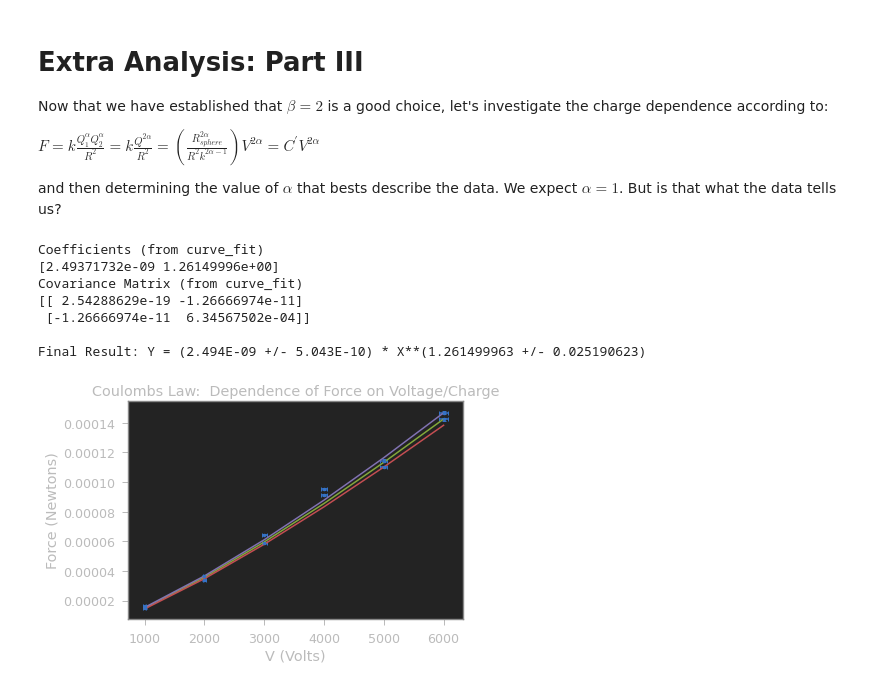
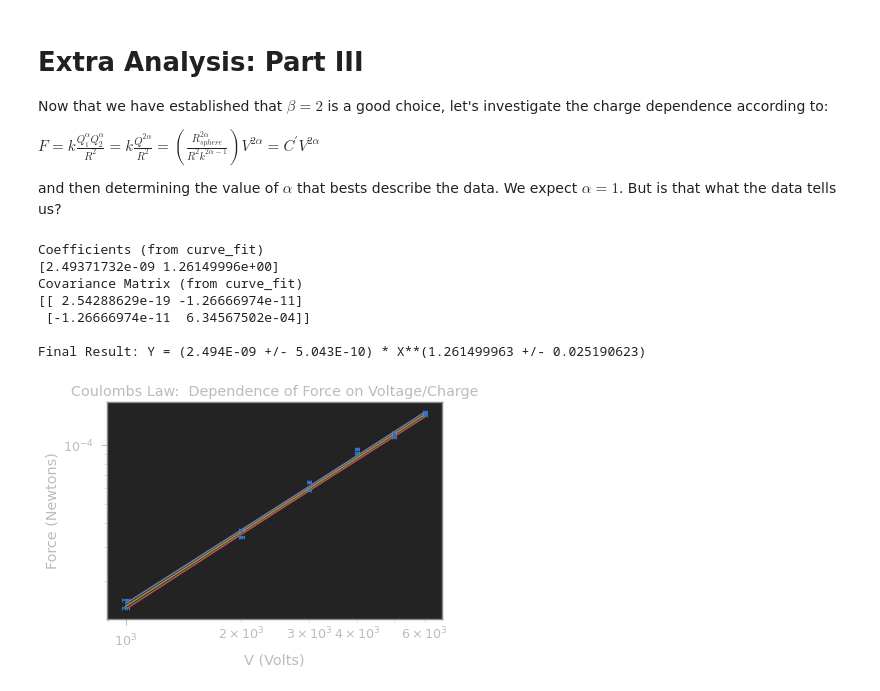
Before and after one commit to brash99/Phys202L, a Jupyter notebook: JupyterNotebooks/Coulombs_Law_Analysis.ipynb, the cells around one changed output. Saved outputs shown, nothing was run; the diff lists cells and outputs as text; code cells hidden in the pictures.

```diff
--- a/JupyterNotebooks/Coulombs_Law_Analysis.ipynb
+++ b/JupyterNotebooks/Coulombs_Law_Analysis.ipynb
@@ -759,31 +772,33 @@ lower = np.percentile(ysample,16.0,axis=0)
 upper = np.percentile(ysample,84.0,axis=0)
 middle = (lower+upper)/2.0
 
 print("Coefficients (from curve_fit)")
 print (popt)
 print("Covariance Matrix (from curve_fit)")
 print (pcov)
 
 print()
 print ("Final Result: Y = (%0.3E +/- %0.3E) * X**(%0.9f +/- %0.9f)" % (popt[0],perr[0],popt[1],perr[1]))
 
 plt.errorbar(xi, yi, xerr=sigmaxi, yerr=sigmayi, fmt='.', capsize=2, capthick=1)
 
 plt.plot(xi,middle)
 plt.plot(xi,lower)
 plt.plot(xi,upper)
 
 #########################
 plt.xlabel('V (Volts)')
 plt.ylabel('Force (Newtons)')
+plt.yscale("log")
+plt.xscale("log")
 plt.title('Coulombs Law:  Dependence of Force on Voltage/Charge')
 plt.show()
 # %% [output]
 Coefficients (from curve_fit)
 [2.49371732e-09 1.26149996e+00]
 Covariance Matrix (from curve_fit)
 [[ 2.54288629e-19 -1.26666974e-11]
  [-1.26666974e-11  6.34567502e-04]]
 
 Final Result: Y = (2.494E-09 +/- 5.043E-10) * X**(1.261499963 +/- 0.025190623)
-[figure, old version]
+[figure, new version]
```
Also changed, not shown: parts of 8 cells of this notebook, 2 other files.
